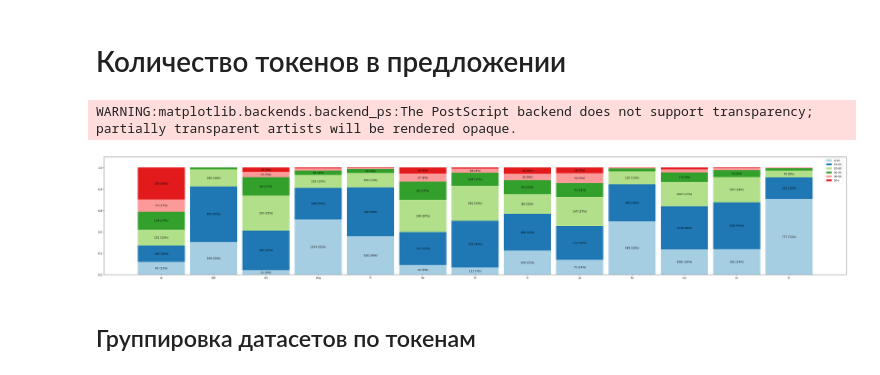
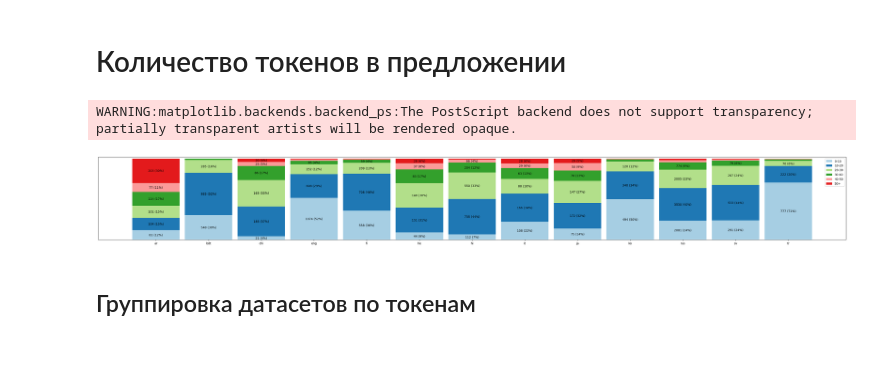
Before and after one commit to Derinhelm/treebank_statistics, a Jupyter notebook: treebank_stat.ipynb, the cells around one changed output. Cells and saved outputs as stored; diff of their text form; code cells hidden in the pictures.

```diff
--- a/treebank_stat.ipynb
+++ b/treebank_stat.ipynb
@@ -243,31 +243,31 @@ lengths = {}
 for lang in languages:
     lengths[lang] = Counter(map(token_length_group, sents[lang]))
 # %%
-plt.figure(figsize=(50,8))
+plt.figure(figsize=(45,5))
 
 bottom = np.zeros(len(languages))
 width = 0.9
 c_dict = {}
 all_colors = colormaps['Paired'].colors
 for i, c in enumerate(sentence_length_categories):
     c_length = [lengths[lang][c] for lang in languages]
     c_rate_array = np.array([c_length[i] / lengths[lang].total() for i, lang in enumerate(languages)])
     p = plt.bar(languages, c_rate_array, width, bottom=bottom,
                 label=c, color = all_colors[i])
     bottom += c_rate_array
 
     plt.bar_label(p, label_type='center',
                   labels = [f"{c_length[i]:.0f} ({v*100:.0f}%)" if v >= 0.03 else ""
                               for i, v in enumerate(c_rate_array)])
 #plt.yaxis.set_visible(False)
-plt.ylabel('')
-plt.ylim([0, 1.1])
+plt.yticks([])
+plt.ylim([0, 1.02])
 plt.legend(bbox_to_anchor=(0.97, 1), loc='upper left')
-plt.savefig('imgs/sentence_length.eps', format='eps', dpi=300)
+plt.savefig('imgs/sentence_length.eps', format='eps', dpi=300, bbox_inches='tight')
 plt.show()
 # %% [output]
 WARNING:matplotlib.backends.backend_ps:The PostScript backend does not support transparency; partially transparent artists will be rendered opaque.
-[figure, old version]
+[figure, new version]
 # %% [markdown]
 ## Группировка датасетов по токенам
 # %%
```
Also changed, not shown: parts of 6 cells of this notebook.
